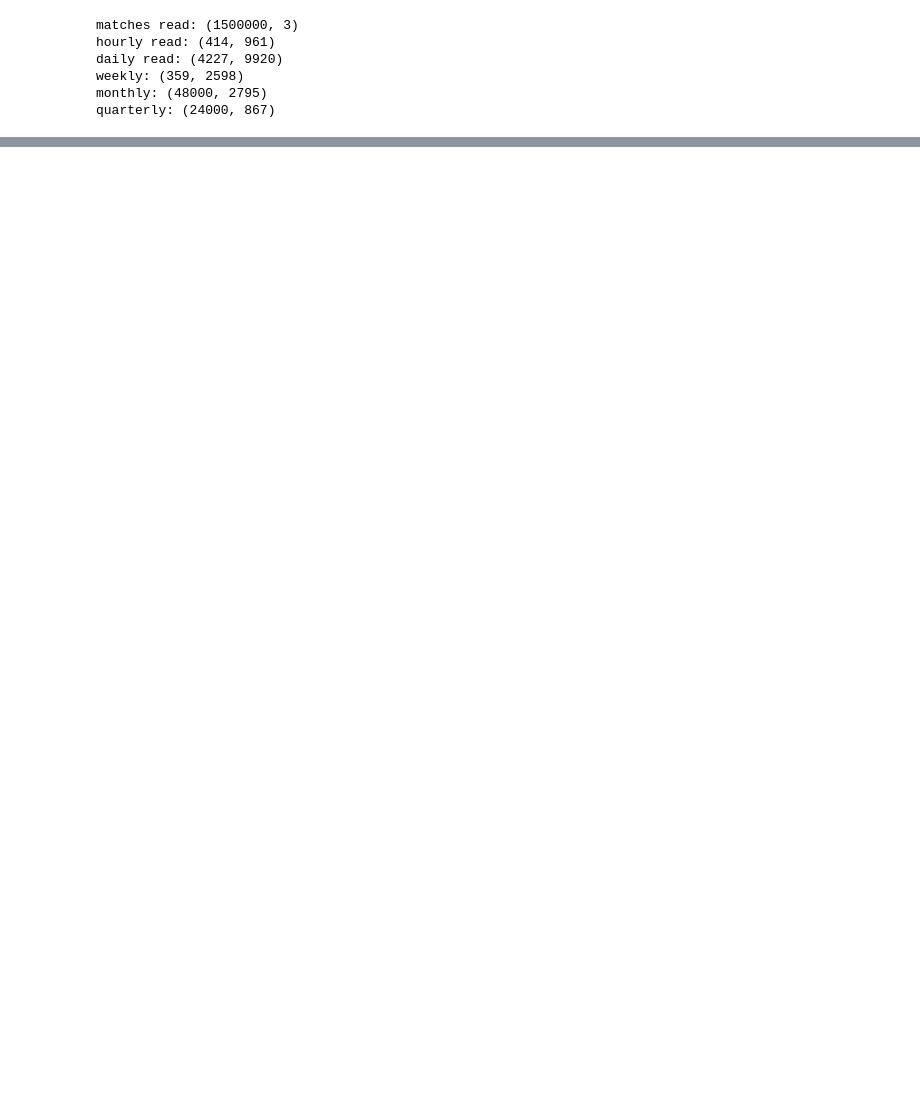
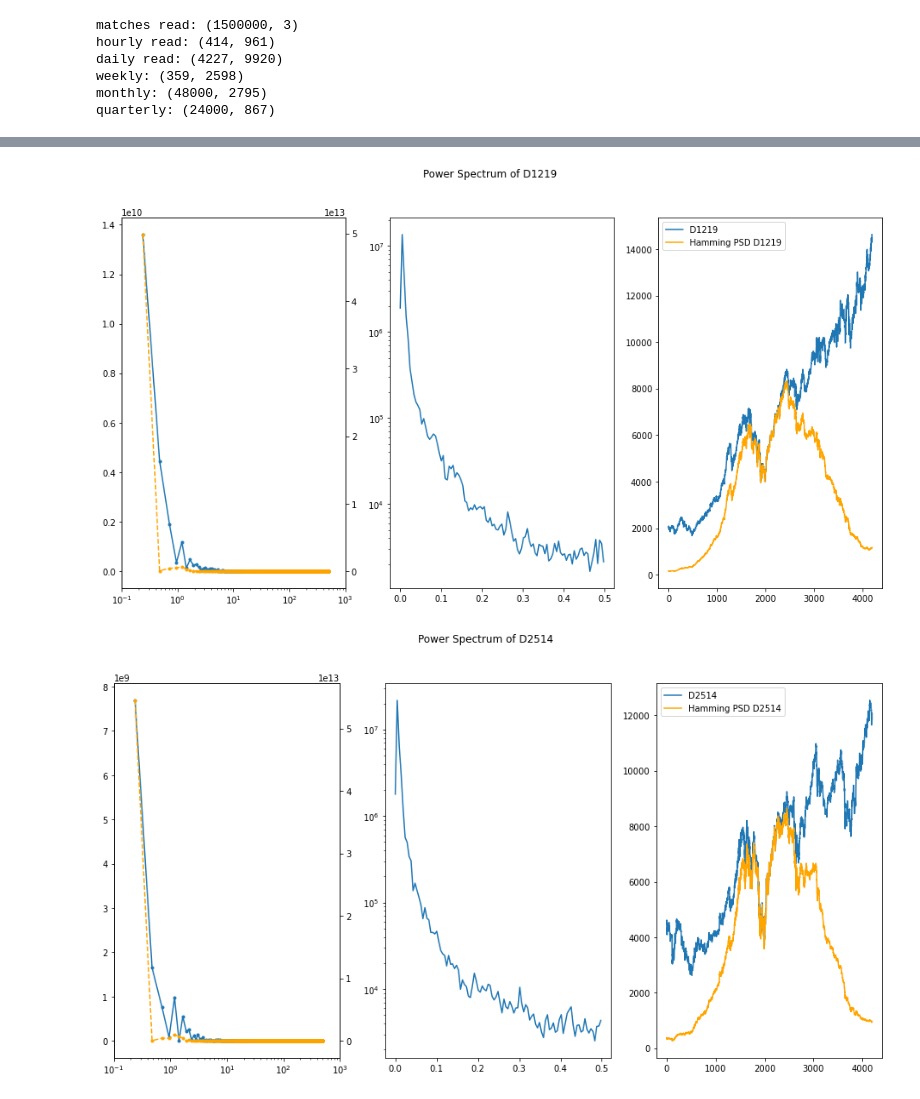
Before and after one commit to philippbeer/ts_search_engine, a Jupyter notebook: notebooks/analysis_fft_matching.ipynb, the cells around one changed output, grey strips where cells are left out. Cells and saved outputs as stored; diff of their text form; code cells hidden in the pictures; blank space fills up the shorter version.

Commit message:
adding hamming window and welch method for FFT

```diff
--- a/notebooks/analysis_fft_matching.ipynb
+++ b/notebooks/analysis_fft_matching.ipynb
@@ -127,0 +143,45 @@ generate_plots(df_err)
+# %%
+ts_names = ['D1219', 'D2514', 'Y9521', 'Y13434', 'Q21634']
+for ts_name in ts_names:
+    ar=np.array(df_all[df_all['V1']==ts_name].iloc[:,1:].dropna(axis=1))[0]
+    n = ar.shape[0]
+    ar_hamming = ar * np.hamming(n)
+    dt = 0.001
+    fhat = np.abs(np.fft.fft(ar)) # compute the FFT
+    fhat_hamming = np.abs(np.fft.fft(ar_hamming))
+    PSD = fhat * np.conj(fhat) / n # build power spectrum
+    PSD_hamming = fhat_hamming * np.conj(fhat_hamming)
+    freq = (1/(dt*n)) * np.arange(n)
+    L = np.arange(1, np.floor(n/2), dtype='int')
+
+    # Welch's method
+
+    f, Pxx_den = signal.welch(ar, nperseg=np.floor(1/20*n), window='hamming')
+
+    # plotting
+    fig, axes = plt.subplots(1,3, figsize=(16,8))
+    axes.flatten()[0].set_xscale('log')
+    axes.flatten()[0].set_xlim(10**-1,10**3)
+    twin1 =axes.flatten()[0].twinx()
+#     twin2 =axes.flatten()[0].twinx()
+    axes.flatten()[0].plot(freq[L], PSD[L], ".-", label=ts_name)
+#     axes.flatten()[0].legend()
+    label_hamming = "Hamming PSD " + ts_name
+    twin1.plot(freq[L], PSD_hamming[L], ".--",
+               color='orange', label=label_hamming)
+
+#     twin1.plot(f, Pxx_den, "*-", color='r', label='Welch')
+#     twin2.legend()
+    axes.flatten()[1].semilogy(f, Pxx_den, label='Welch')
+
+
+    axes.flatten()[2].plot(ar, label=ts_name)
+    axes.flatten()[2].plot(ar_hamming, color='orange', label=label_hamming)
+    axes.flatten()[2].legend()
+    title = "Power Spectrum of " + ts_name
+    fig.suptitle(title)
+    plt.show()
+    plt.close()
+# %% [output]
+[figure, added]
+[figure, added]
```
Also changed, not shown: parts of 9 cells of this notebook, 1 other file.
